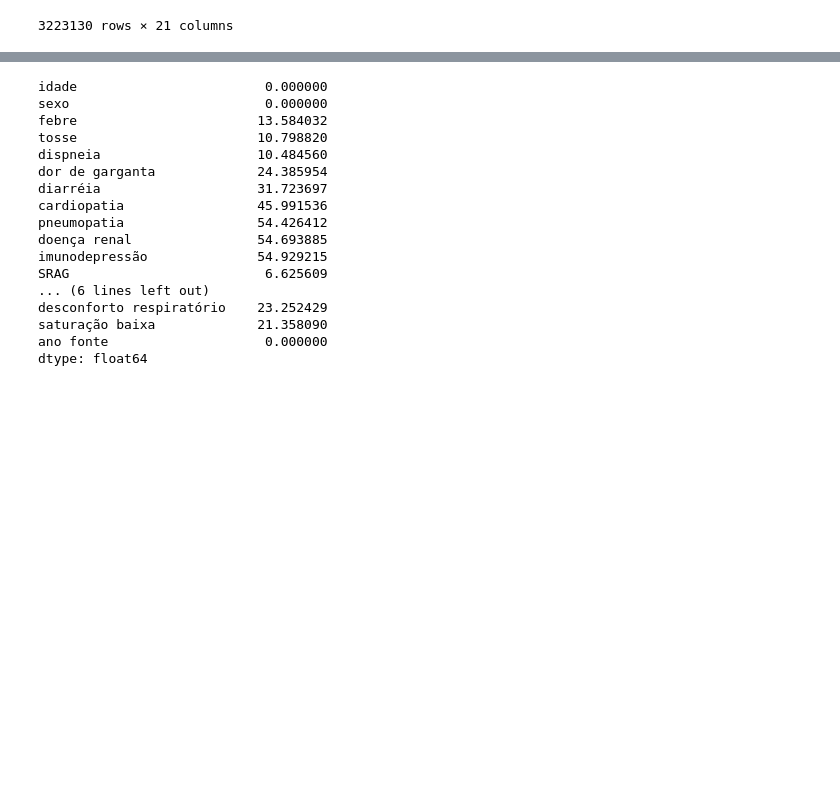
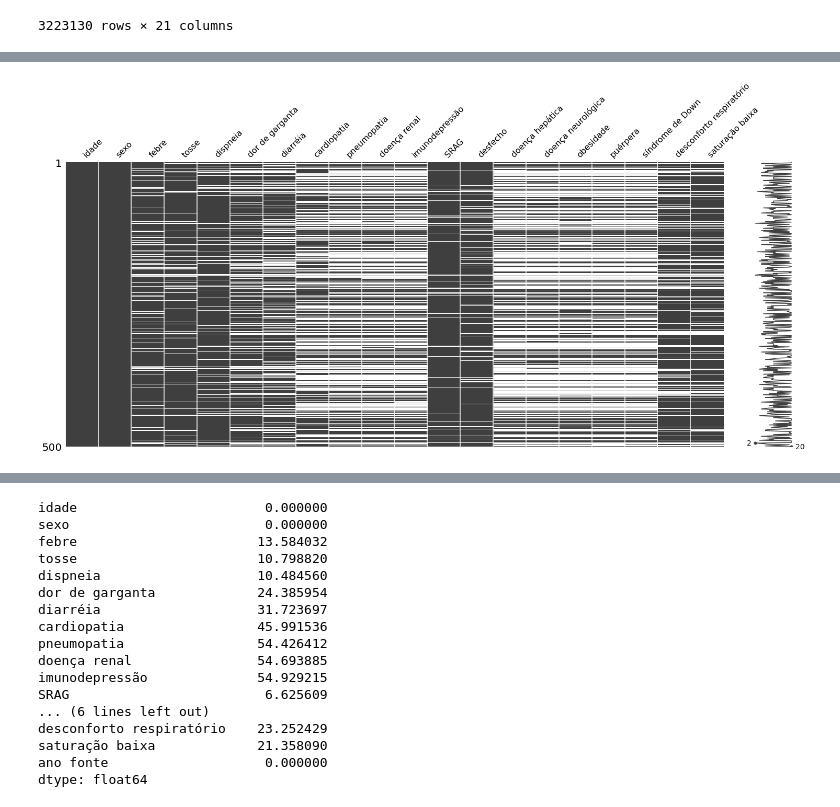
Before and after one commit to patricksferraz/master-covid, a Jupyter notebook: curation.ipynb, the cells around one changed output, grey strips where cells are left out. Saved outputs shown, nothing was run; the diff lists cells and outputs as text; code cells hidden in the pictures; blank space fills up the shorter version.

```diff
--- a/curation.ipynb
+++ b/curation.ipynb
@@ -428,0 +504,7 @@ fig_copy.savefig(f'{RESULTS}/missing/bar.png')
+# %%
+aux = df[[c for c in df.columns if c not in ['ano fonte']]].sample(500)
+fig = msno.matrix(aux) # fontsize=7
+fig_copy = fig.get_figure()
+fig_copy.savefig(f'{RESULTS}/missing/matrix.png')
+# %% [output]
+[figure, added]
```
Also changed, not shown: parts of 21 cells of this notebook.
